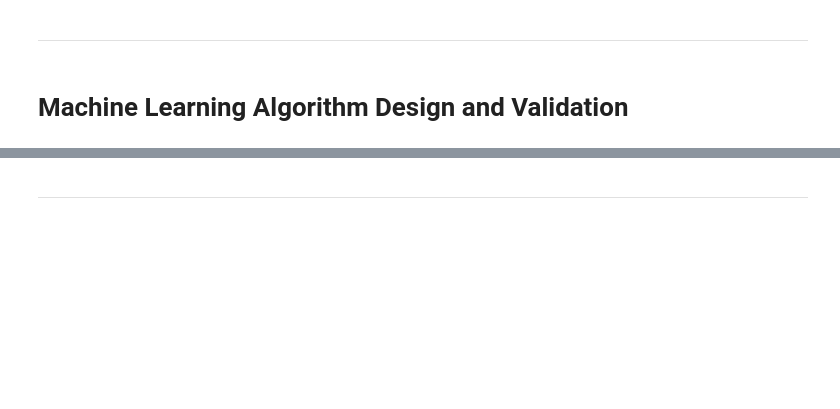
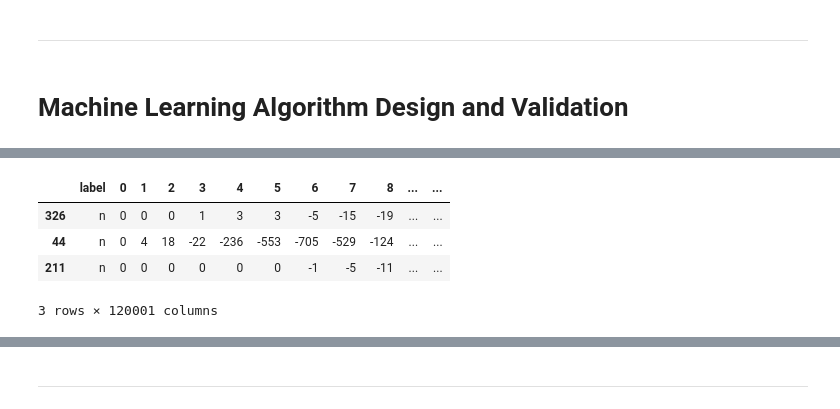
Before and after one commit to nikorose87/TechChallengeSamay, a Jupyter notebook: Notebooks/SamayColab/[NP]_Technical_assesment__Senior_ML_engineer_Part_2.ipynb, the cells around one changed output, grey strips where cells are left out. Saved outputs shown, nothing was run; the diff lists cells and outputs as text; code cells hidden in the pictures; blank space fills up the shorter version.

```diff
--- a/Notebooks/SamayColab/[NP]_Technical_assesment__Senior_ML_engineer_Part_2.ipynb
+++ b/Notebooks/SamayColab/[NP]_Technical_assesment__Senior_ML_engineer_Part_2.ipynb
@@ -149,6 +145,8 @@ for i in range(336):
         label[i] = 'asthma'
     elif label[i] == 'heart failure + copd' or label[i] == 'heart failure + lung fibrosis ':
         label[i] = 'heart failure'
+    elif label[i] == 'plueral effusion' or label[i] == 'bron':
+        label[i] = 'others'
     else:
         label[i] = label[i]
 
@@ -200,3 +198,4 @@ sound_df = pd.DataFrame({
     'data': data_values,  # Column 'data' containing waveform data arrays
     'label': label        # Column 'label' containing labels
 })
+sound_df.sample(3)
@@ -204,9 +221,3 @@ sound_df = pd.DataFrame({
 ---
 # %% [markdown]
 # Machine Learning Algorithm Design and Validation
-# %%
-# Determine the maximum length of audio data in the dataset
-max_length =
-
-# Pad the audio data
-padded_data =
@@ -216,0 +224,15 @@ print(padded_data.shape)
+# %%
+def pad_audio_data(audio_data, target_length):
+    # Calculate the number of zeros to add
+    padding = target_length - len(audio_data)
+
+    # Add zeros at the end of the audio data
+    padded_data = np.pad(audio_data, (0, padding), 'constant')
+    return padded_data
+# Determine the maximum length of audio data in the dataset
+max_length = max([len(data) for data in sound_df['data']])
+print(f"Maximum length of audio data: {max_length}")
+# Pad the audio data
+sound_df['data'] = sound_df['data'].apply(lambda x: pad_audio_data(x, max_length))
+print(f"Shape of the audio data: {(sound_df['data'].shape[0], sound_df['data'][0].shape[0])}")
+sound_df.sample(3)
@@ -216,0 +258,17 @@ print(padded_data.shape)
+# %%
+# Convert the 'data' column to a 2D array
+data = np.stack(sound_df['data'].values)
+
+# Convert the 2D array to a DataFrame
+data_df = pd.DataFrame(data)
+
+# Concatenate the original DataFrame with the new DataFrame
+sound_df = pd.concat([sound_df, data_df], axis=1)
+sound_df.drop('data', axis=1, inplace=True)
+sound_df.sample(3)
+# %% [output]
+|  | label | 0 | 1 | 2 | 3 | 4 | 5 | 6 | 7 | 8 | ... | ... |
+| 326 | n | 0 | 0 | 0 | 1 | 3 | 3 | -5 | -15 | -19 | ... | ... |
+| 44 | n | 0 | 4 | 18 | -22 | -236 | -553 | -705 | -529 | -124 | ... | ... |
+| 211 | n | 0 | 0 | 0 | 0 | 0 | 0 | -1 | -5 | -11 | ... | ... |
+3 rows × 120001 columns
```
Also changed, not shown: parts of 19 cells of this notebook, 1 other file.
